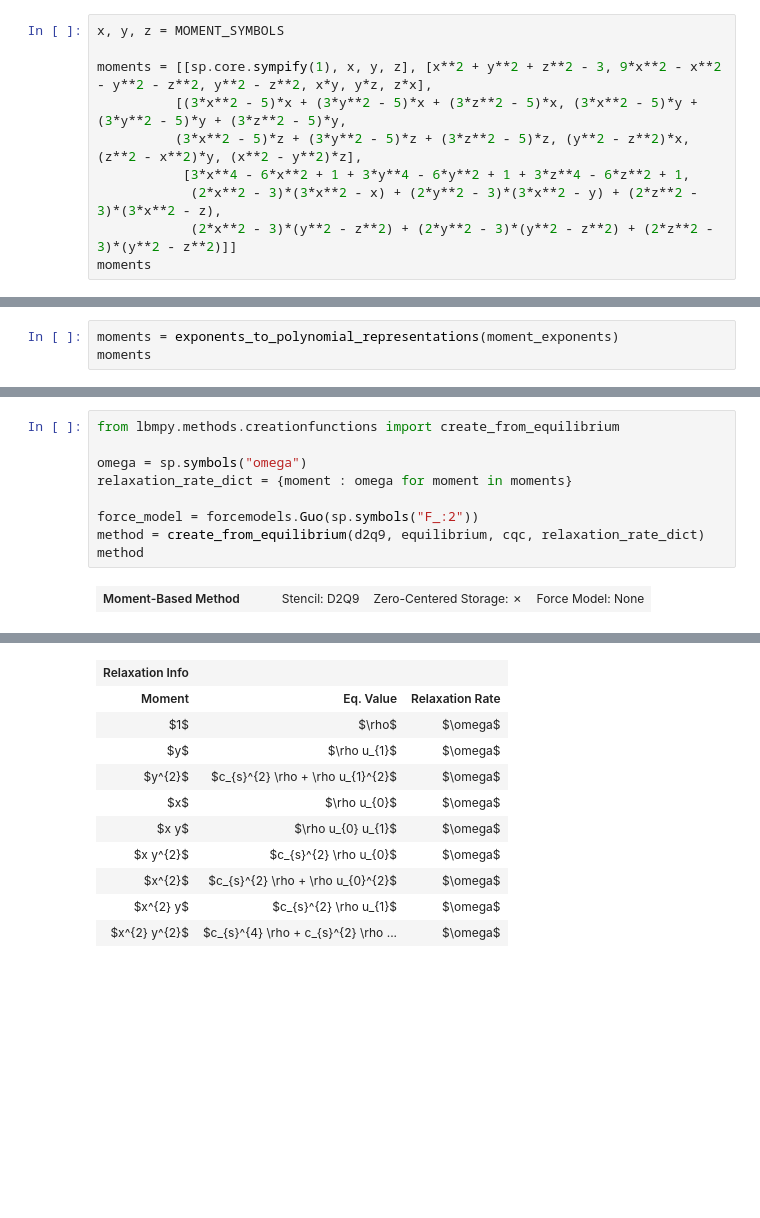
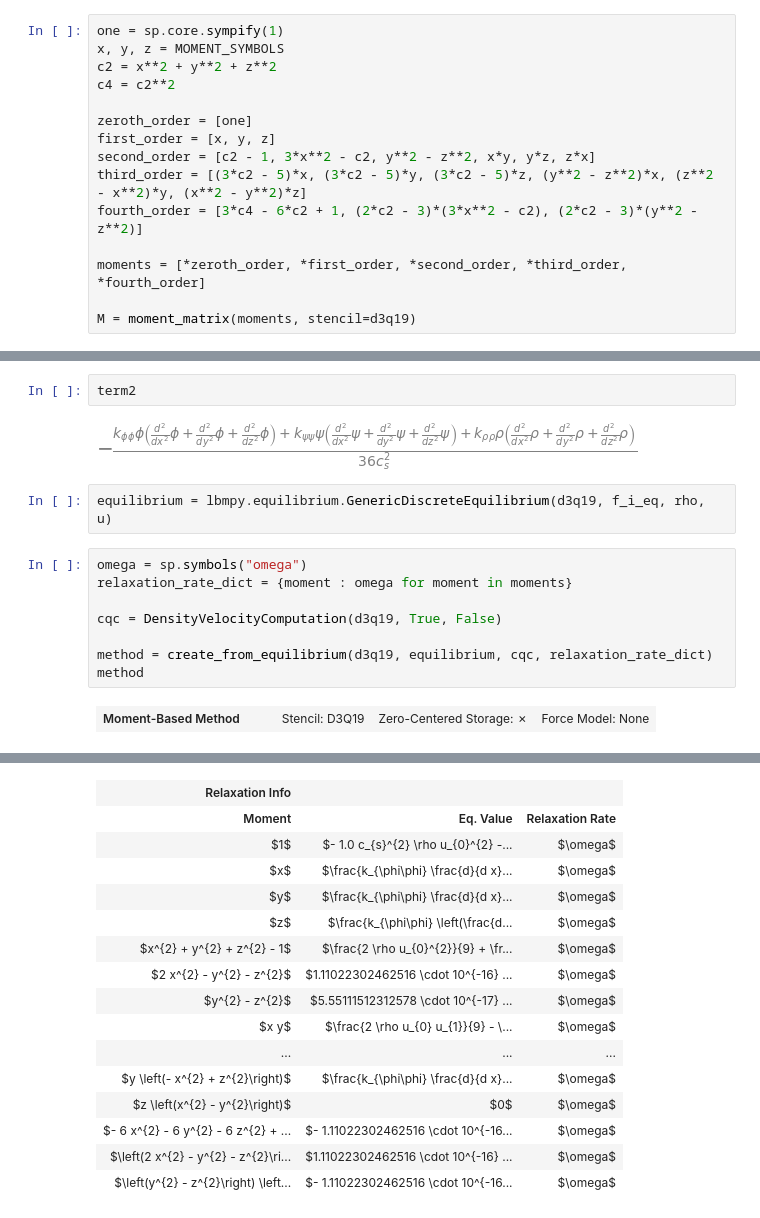
Before and after one commit to nkarthi95/amrex-tutorials, a Jupyter notebook: GuidedTutorials/LBM/lbmpy.ipynb, the cells around one changed output, grey strips where cells are left out. Saved outputs shown, nothing was run; the diff lists cells and outputs as text; blank space fills up the shorter version.

Commit message:
added gradient term to the equilibrium distribution

```diff
--- a/GuidedTutorials/LBM/lbmpy.ipynb
+++ b/GuidedTutorials/LBM/lbmpy.ipynb
@@ -101,10 +92,15 @@ sympy.core.numbers.One
 # %%
+one = sp.core.sympify(1)
 x, y, z = MOMENT_SYMBOLS
+c2 = x**2 + y**2 + z**2
+c4 = c2**2
 
-moments = [[sp.core.sympify(1), x, y, z], [x**2 + y**2 + z**2 - 3, 9*x**2 - x**2 - y**2 - z**2, y**2 - z**2, x*y, y*z, z*x],
-          [(3*x**2 - 5)*x + (3*y**2 - 5)*x + (3*z**2 - 5)*x, (3*x**2 - 5)*y + (3*y**2 - 5)*y + (3*z**2 - 5)*y,
-          (3*x**2 - 5)*z + (3*y**2 - 5)*z + (3*z**2 - 5)*z, (y**2 - z**2)*x, (z**2 - x**2)*y, (x**2 - y**2)*z],
-           [3*x**4 - 6*x**2 + 1 + 3*y**4 - 6*y**2 + 1 + 3*z**4 - 6*z**2 + 1,
-            (2*x**2 - 3)*(3*x**2 - x) + (2*y**2 - 3)*(3*x**2 - y) + (2*z**2 - 3)*(3*x**2 - z),
-            (2*x**2 - 3)*(y**2 - z**2) + (2*y**2 - 3)*(y**2 - z**2) + (2*z**2 - 3)*(y**2 - z**2)]]
-moments
+zeroth_order = [one]
+first_order = [x, y, z]
+second_order = [c2 - 1, 3*x**2 - c2, y**2 - z**2, x*y, y*z, z*x]
+third_order = [(3*c2 - 5)*x, (3*c2 - 5)*y, (3*c2 - 5)*z, (y**2 - z**2)*x, (z**2 - x**2)*y, (x**2 - y**2)*z]
+fourth_order = [3*c4 - 6*c2 + 1, (2*c2 - 3)*(3*x**2 - c2), (2*c2 - 3)*(y**2 - z**2)]
+
+moments = [*zeroth_order, *first_order, *second_order, *third_order, *fourth_order]
+
+M = moment_matrix(moments, stencil=d3q19)
@@ -156,3 +106,0 @@ moment_exponents
-# %%
-moments = exponents_to_polynomial_representations(moment_exponents)
-moments
@@ -179,11 +157,16 @@ cqc = DensityVelocityComputation(d2q9, True, False)
+# %%
+term2
+# %% [output]
+[figure, added]
+# %%
+equilibrium = lbmpy.equilibrium.GenericDiscreteEquilibrium(d3q19, f_i_eq, rho, u)
 # %%
-from lbmpy.methods.creationfunctions import create_from_equilibrium
-
 omega = sp.symbols("omega")
 relaxation_rate_dict = {moment : omega for moment in moments}
 
-force_model = forcemodels.Guo(sp.symbols("F_:2"))
-method = create_from_equilibrium(d2q9, equilibrium, cqc, relaxation_rate_dict)
+cqc = DensityVelocityComputation(d3q19, True, False)
+
+method = create_from_equilibrium(d3q19, equilibrium, cqc, relaxation_rate_dict)
 method
 # %% [output]
-| Moment-Based Method |  |  | Stencil: D2Q9 | Zero-Centered Storage: ✗ | Force Model: None |
+| Moment-Based Method |  |  | Stencil: D3Q19 | Zero-Centered Storage: ✗ | Force Model: None |
@@ -192,11 +189,16 @@ method
 | Relaxation Info |  |  |
 | Moment | Eq. Value | Relaxation Rate |
-| $1$ | $\rho$ | $\omega$ |
-| $y$ | $\rho u_{1}$ | $\omega$ |
-| $y^{2}$ | $c_{s}^{2} \rho + \rho u_{1}^{2}$ | $\omega$ |
-| $x$ | $\rho u_{0}$ | $\omega$ |
-| $x y$ | $\rho u_{0} u_{1}$ | $\omega$ |
-| $x y^{2}$ | $c_{s}^{2} \rho u_{0}$ | $\omega$ |
-| $x^{2}$ | $c_{s}^{2} \rho + \rho u_{0}^{2}$ | $\omega$ |
-| $x^{2} y$ | $c_{s}^{2} \rho u_{1}$ | $\omega$ |
-| $x^{2} y^{2}$ | $c_{s}^{4} \rho + c_{s}^{2} \rho ... | $\omega$ |
+| $1$ | $- 1.0 c_{s}^{2} \rho u_{0}^{2} -... | $\omega$ |
+| $x$ | $\frac{k_{\phi\phi} \frac{d}{d x}... | $\omega$ |
+| $y$ | $\frac{k_{\phi\phi} \frac{d}{d x}... | $\omega$ |
+| $z$ | $\frac{k_{\phi\phi} \left(\frac{d... | $\omega$ |
+| $x^{2} + y^{2} + z^{2} - 1$ | $\frac{2 \rho u_{0}^{2}}{9} + \fr... | $\omega$ |
+| $2 x^{2} - y^{2} - z^{2}$ | $1.11022302462516 \cdot 10^{-16} ... | $\omega$ |
+| $y^{2} - z^{2}$ | $5.55111512312578 \cdot 10^{-17} ... | $\omega$ |
+| $x y$ | $\frac{2 \rho u_{0} u_{1}}{9} - \... | $\omega$ |
+| ... | ... | ... |
+| $y \left(- x^{2} + z^{2}\right)$ | $\frac{k_{\phi\phi} \frac{d}{d x}... | $\omega$ |
+| $z \left(x^{2} - y^{2}\right)$ | $0$ | $\omega$ |
+| $- 6 x^{2} - 6 y^{2} - 6 z^{2} + ... | $- 1.11022302462516 \cdot 10^{-16... | $\omega$ |
+| $\left(2 x^{2} - y^{2} - z^{2}\ri... | $1.11022302462516 \cdot 10^{-16} ... | $\omega$ |
+| $\left(y^{2} - z^{2}\right) \left... | $- 1.11022302462516 \cdot 10^{-16... | $\omega$ |
```
Also changed, not shown: parts of 34 cells of this notebook.
